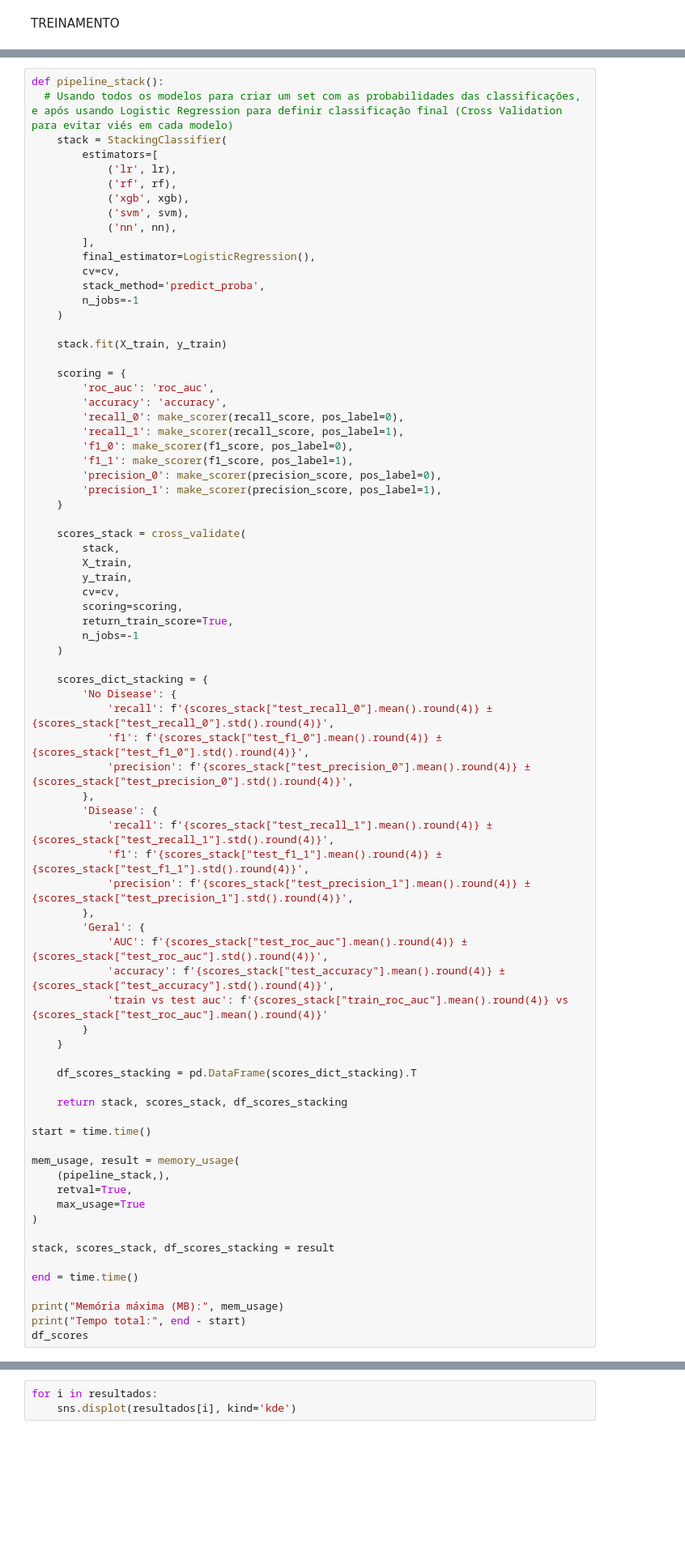
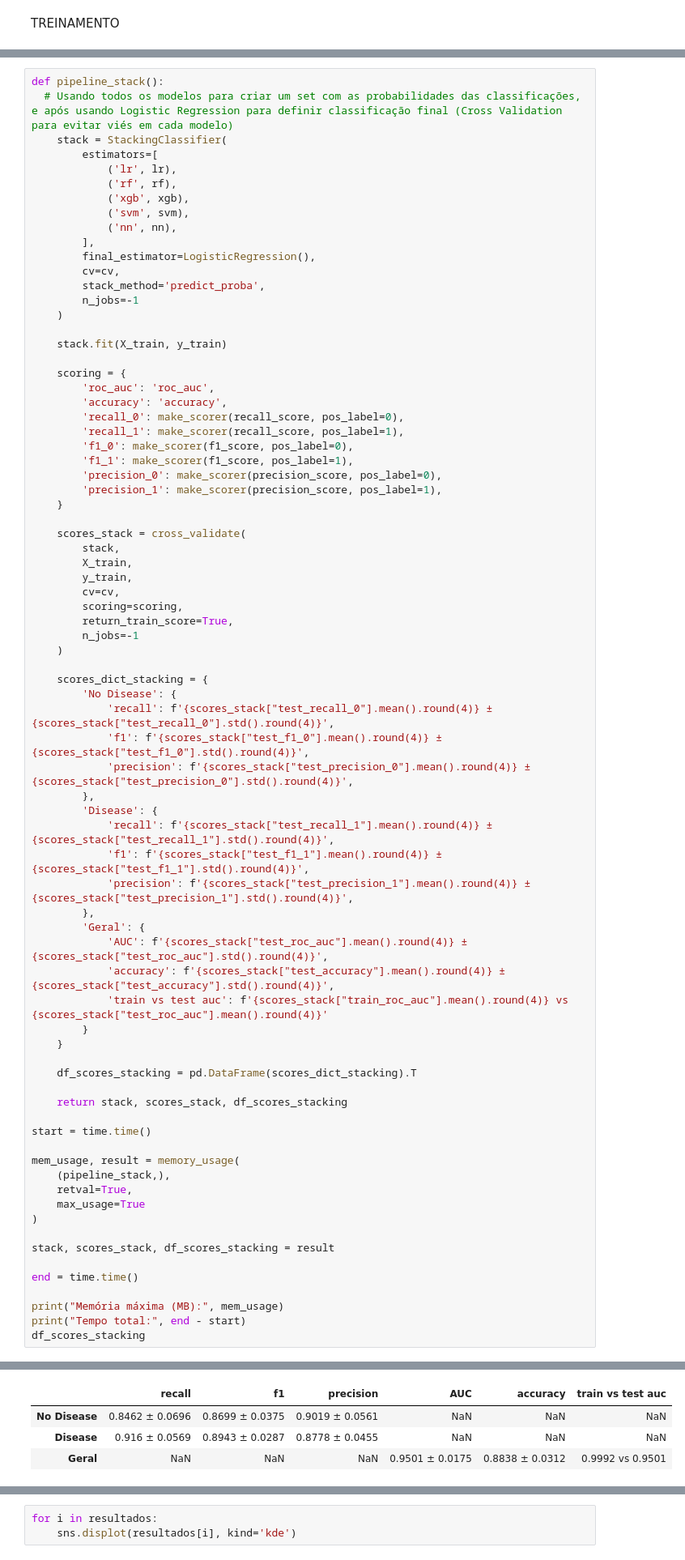
Before and after one commit to malf75/Heart-Failure-ML, a Jupyter notebook: heartdisease.ipynb, the cells around one changed output, grey strips where cells are left out. Shown at 81% size. Drawn from its saved outputs; the diff is of its cells as text; blank space fills up the shorter version.

```diff
--- a/heartdisease.ipynb
+++ b/heartdisease.ipynb
@@ -927,4 +1251,5 @@ end = time.time()
 
 print("Memória máxima (MB):", mem_usage)
 print("Tempo total:", end - start)
-df_scores
+df_scores_stacking
+# %% [output]
@@ -931,3 +1258,7 @@ df_scores
+|  | recall | f1 | precision | AUC | accuracy | train vs test auc |
+| No Disease | 0.8462 ± 0.0696 | 0.8699 ± 0.0375 | 0.9019 ± 0.0561 | NaN | NaN | NaN |
+| Disease | 0.916 ± 0.0569 | 0.8943 ± 0.0287 | 0.8778 ± 0.0455 | NaN | NaN | NaN |
+| Geral | NaN | NaN | NaN | 0.9501 ± 0.0175 | 0.8838 ± 0.0312 | 0.9992 vs 0.9501 |
 # %%
 resultados = {}
 
```
Also changed, not shown: parts of 71 cells of this notebook.
